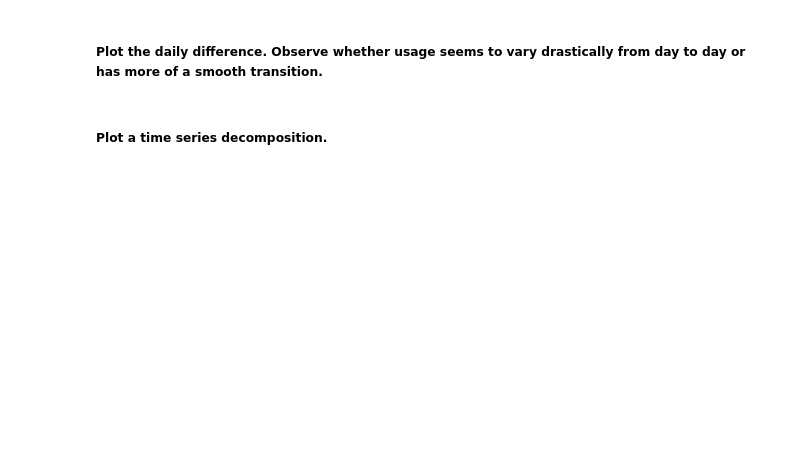
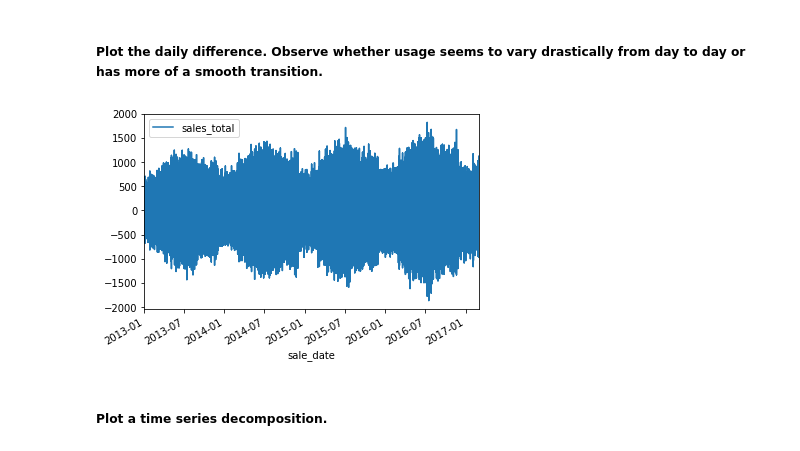
Before and after one commit to misty-garcia/ds-methodologies-exercises, a Jupyter notebook: time_series/explore-exercise.ipynb, the cells around one changed output. Saved outputs shown, nothing was run; the diff lists cells and outputs as text; code cells hidden in the pictures; blank space fills up the shorter version.

```diff
--- a/time_series/explore-exercise.ipynb
+++ b/time_series/explore-exercise.ipynb
@@ -104,4 +125,9 @@ plt.show()
 # %% [markdown]
 ##### Plot the daily difference. Observe whether usage seems to vary drastically from day to day or has more of a smooth transition.
+# %%
+train.diff(periods=1).plot()
+plt.show()
+# %% [output]
+[figure, added]
 # %% [markdown]
 ##### Plot a time series decomposition.
```
Also changed, not shown: parts of 17 cells of this notebook.
